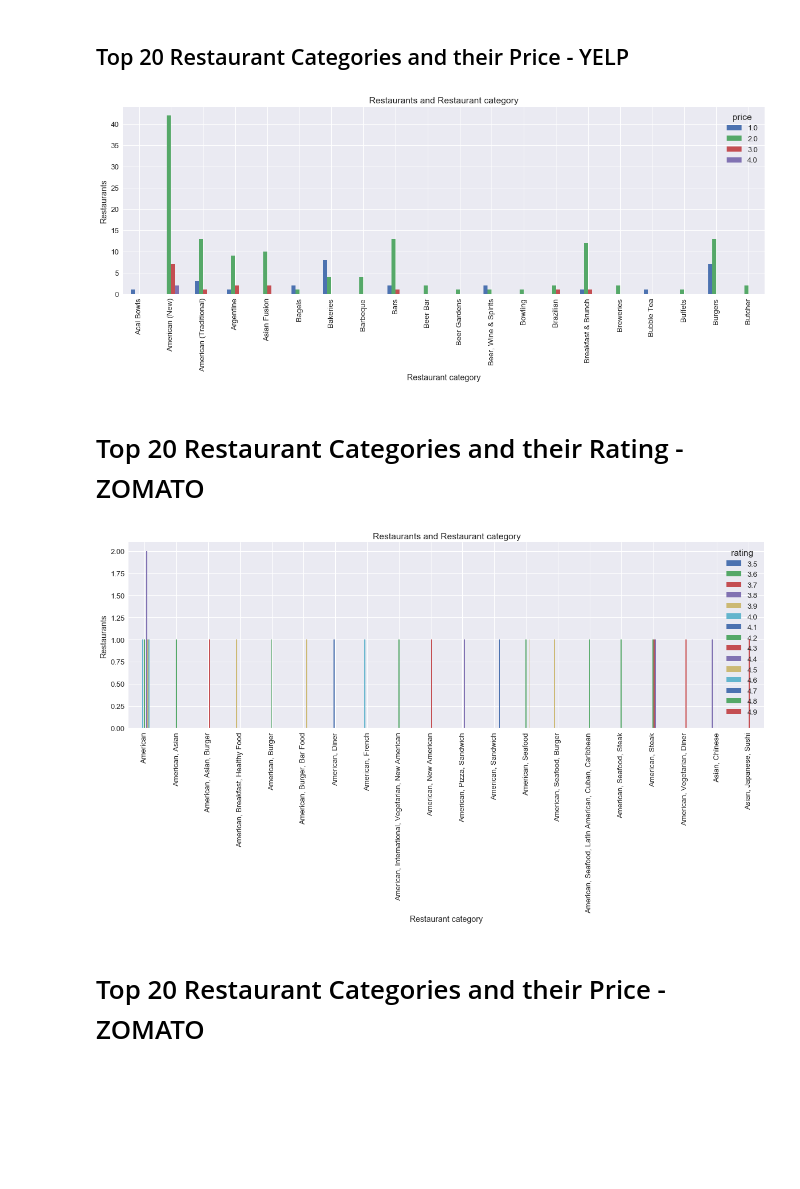
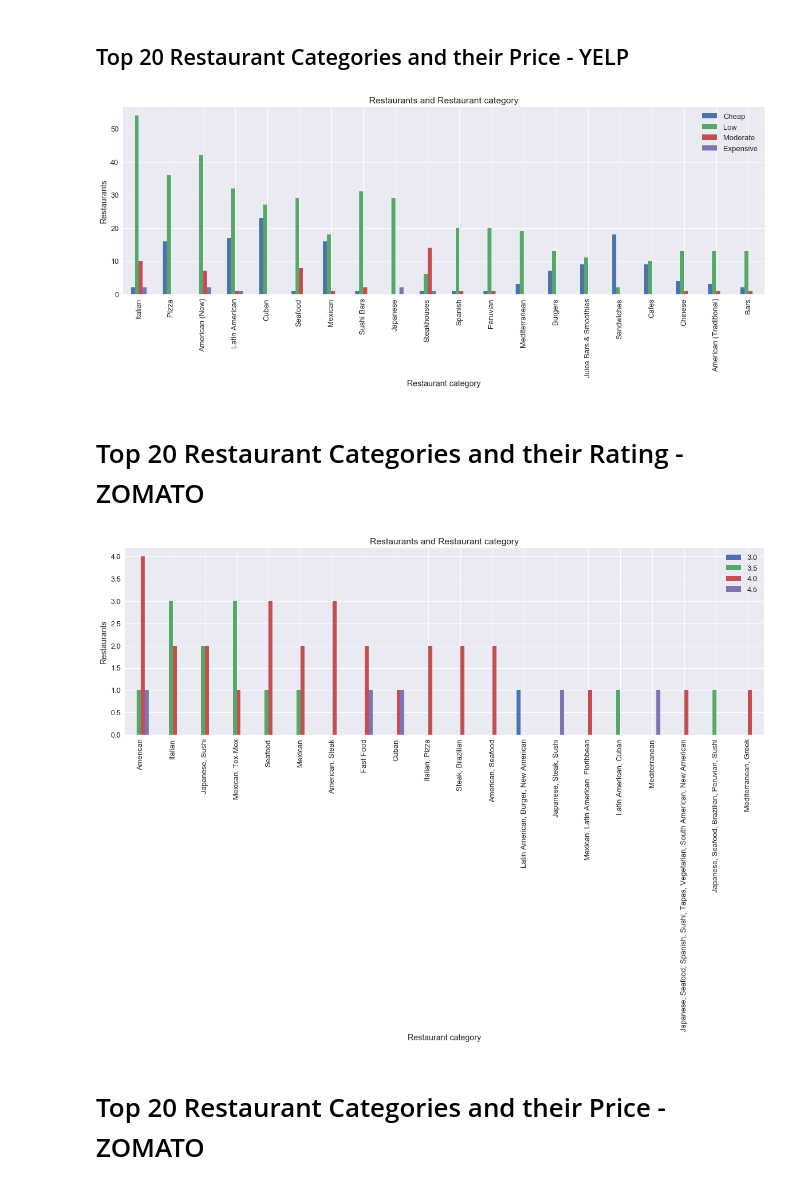
Before and after one commit to imjuoy/HungryGator, a Jupyter notebook: src/Hungrygator_Source_Code.ipynb, the cells around one changed output. Drawn from its saved outputs; the diff is of its cells as text; code cells hidden in the pictures; blank space fills up the shorter version.

```diff
--- a/src/Hungrygator_Source_Code.ipynb
+++ b/src/Hungrygator_Source_Code.ipynb
@@ -332,3 +332,10 @@ zomato = zomato.sort_values('price', ascending=False)
+# %%
+zomato = zomato.sort_values('price', ascending=False)
+
+zomato['price_segment'] = 'Cheap'
+zomato['price_segment'][zomato['price'] > 50] = 'Low'
+zomato['price_segment'][zomato['price'] > 100] = 'Moderate'
+zomato['price_segment'][zomato['price'] > 175] = 'Expensive'
 # %%
 sns.set(font_scale= 1.5)
 fig, ax = plt.subplots(figsize=(12,6))
@@ -394,16 +403,19 @@ plt.show()
 # %% [markdown]
 ## Top 20 Restaurant Categories and their Price - YELP
 # %%
-yelp = yelp.sort_values('rating', ascending=False)
-
 sns.set(font_scale=1.3)
 fig, ax = plt.subplots(figsize=(20,6))
-pd.crosstab(yelp.category,yelp.price).head(20).plot(ax=ax, kind='bar')
+df = pd.crosstab(yelp.category,yelp.price)
+df.columns = ['Cheap','Low','Moderate','Expensive']
+df['total'] = df['Cheap']+df['Low']+ df['Moderate']+ df['Expensive']
+df = df.sort_values('total', ascending=False)
+del df['total']
+df.head(20).plot(ax=ax, kind='bar')
 plt.title('Restaurants and Restaurant category')
 plt.xlabel('Restaurant category')
 plt.ylabel('Restaurants')
 plt.show()
 # %% [output]
-[figure, old version]
+[figure, new version]
 # %% [markdown]
 # Top 20 Restaurant Categories and their Rating - ZOMATO
@@ -410,15 +424,18 @@ plt.show()
 # %%
-zomato = zomato.sort_values('rating', ascending=False)
-
 sns.set(font_scale=1.3)
 fig, ax = plt.subplots(figsize=(20,6))
-pd.crosstab(zomato.category,zomato.rating).head(20).plot(ax=ax, kind='bar')
+df = pd.crosstab(zomato.category,zomato.ratingbucket)
+df.columns = [3.0,3.5,4.0,4.5]
+df['total'] = df[3.0]+ df[3.5]+ df[4.0] + df[4.5]
+df = df.sort_values('total', ascending=False)
+del df['total']
+df.head(20).plot(ax=ax, kind='bar')
 plt.title('Restaurants and Restaurant category')
 plt.xlabel('Restaurant category')
 plt.ylabel('Restaurants')
 plt.show()
 # %% [output]
-[figure, old version]
+[figure, new version]
 # %% [markdown]
 # Top 20 Restaurant Categories and their Price - ZOMATO
 # %%
```
Also changed, not shown: parts of 16 cells of this notebook.
